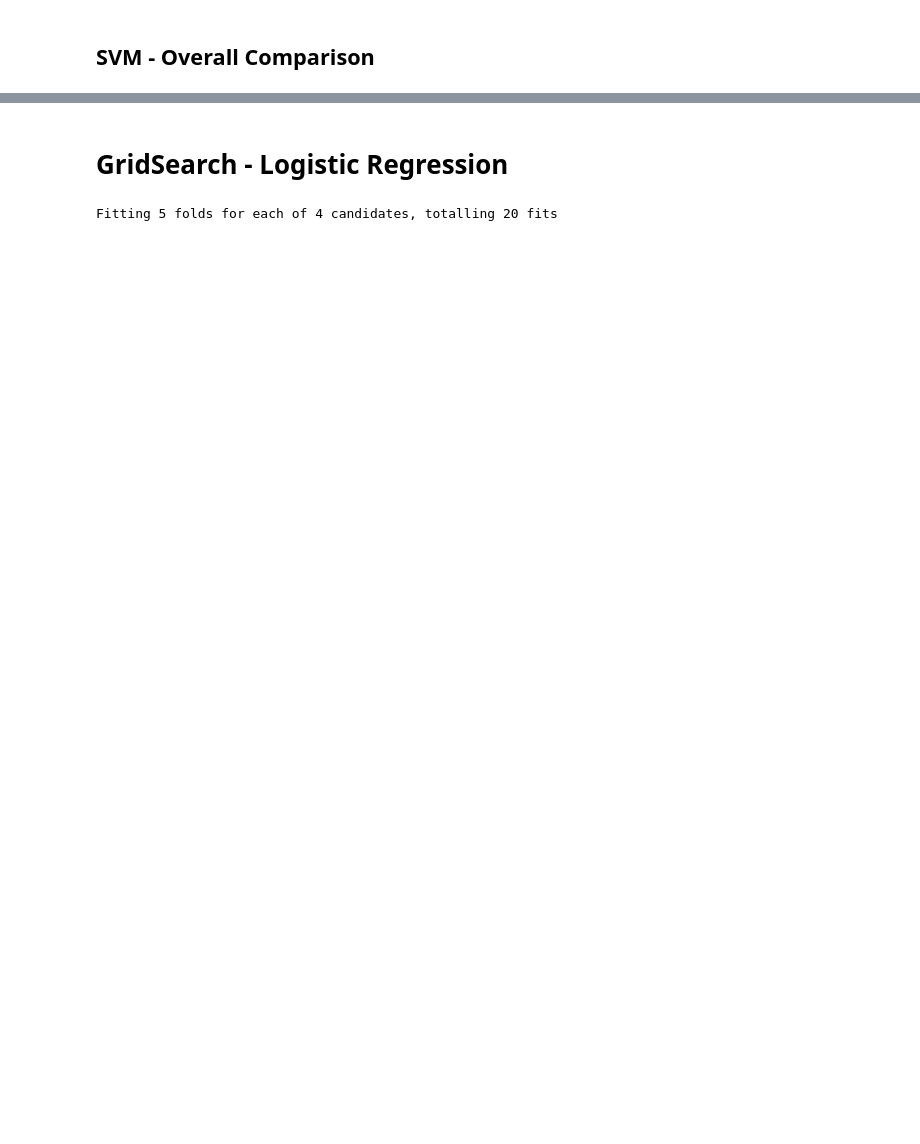
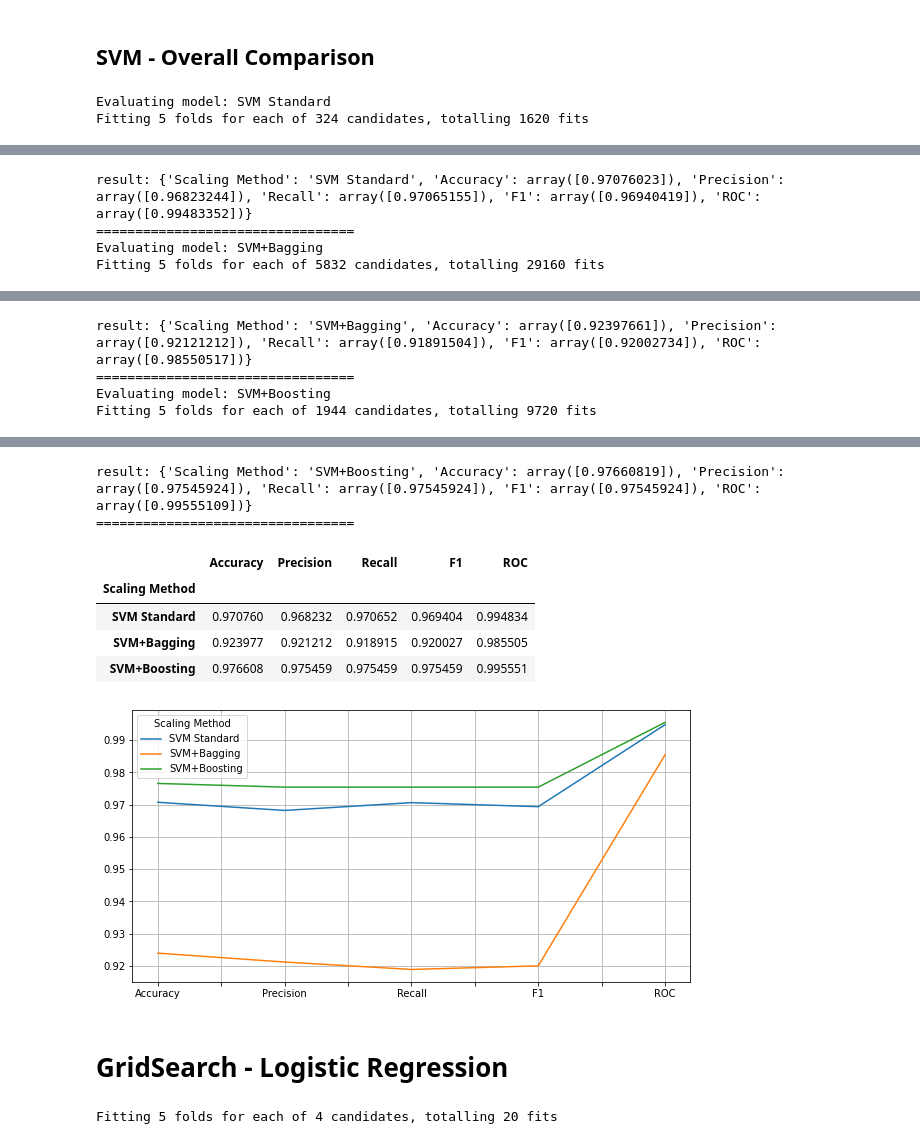
Before and after one commit to ravihansa3000/IS5152-classification-BRCA, a Jupyter notebook: SVM-method/ensemble_method_meta_model_neural_network.ipynb, the cells around one changed output, grey strips where cells are left out. Drawn from its saved outputs; the diff is of its cells as text; code cells hidden in the pictures; blank space fills up the shorter version.

Commit message:
meta-model updated

```diff
--- a/SVM-method/ensemble_method_meta_model_neural_network.ipynb
+++ b/SVM-method/ensemble_method_meta_model_neural_network.ipynb
@@ -552,9 +595,7 @@ sns.heatmap(confusion,annot=True,fmt="d")
 param_grid = {
     'base_estimator': [SVC(probability=True)],
     'n_estimators': [20, 50, 100],
-    'max_features' : [0.2, 0.5, 1.0],
-    'max_samples' : [0.5, 0.8, 1.0],
-    'max_depth': [3, 4, 5],
+    'learning_rate' : [0.2, 0.5, 1.0],
     'base_estimator__C': [1, 2, 5],
     'base_estimator__gamma': [0.0001, 0.01, 'scale'],
     'base_estimator__kernel': ['rbf', 'linear'],
@@ -565,7 +606,7 @@ param_grid = {
 }
 
 grid_svc_adaboost_std = GridSearchCV(
-    BaggingClassifier(),param_grid,cv=KF_K,scoring=recall_scorer,refit=True,verbose=1,n_jobs=-1
+    AdaBoostClassifier(),param_grid,cv=KF_K,scoring=recall_scorer,refit=True,verbose=1,n_jobs=-1
 )
 grid_svc_adaboost_std.fit(X_train_std_scaled,y_train)
 
@@ -591,10 +675,10 @@ sns.heatmap(confusion,annot=True,fmt="d")
 # %%
 k_fold_models = [
     {'name': 'SVM Standard', 'model': grid_svc_std},
-    {'name': 'SVM Bagging', 'model': grid_svc_bagging_std},
-    {'name': 'SVM Bagging', 'model': grid_svc_adaboost_std}
+    {'name': 'SVM+Bagging', 'model': grid_svc_bagging_std},
+    {'name': 'SVM+Boosting', 'model': grid_svc_adaboost_std}
 ]
-column_names = ['Scaling Method', 'Accuracy', 'Precision', 'Recall', 'F1', 'ROC']
+column_names = ['Model', 'Accuracy', 'Precision', 'Recall', 'F1', 'ROC']
 k_fold_res_df = pd.DataFrame(columns=column_names)
 
 for item in k_fold_models:
@@ -602,15 +686,8 @@ for item in k_fold_models:
     eval_name = item['name']
     print(f"Evaluating model: {item['name']}")
 
-    if eval_name == 'SVM MinMax':
-        X_k_train = X_train_mm_scaled
-        X_k_test = X_test_mm_scaled
-    elif eval_name == 'SVM Standard':
-        X_k_train = X_train_std_scaled
-        X_k_test = X_test_std_scaled
-    else: # fail
-        X_k_train = None
-        X_k_test = None
+    X_k_train = X_train_std_scaled
+    X_k_test = X_test_std_scaled
 
     eval_model.fit(X_k_train, y_train)
     predictions = eval_model.predict(X_k_test)
@@ -630,9 +707,12 @@ for item in k_fold_models:
 
 
 
-k_fold_res_df.set_index('Scaling Method', inplace=True)
+k_fold_res_df.set_index('Model', inplace=True)
 invert_scale_scores_df = k_fold_res_df.transpose()
 
 invert_scale_scores_df.plot(figsize=(10,5), grid=True)
 
 k_fold_res_df.head()
+# %% [output]
+Evaluating model: SVM Standard
+Fitting 5 folds for each of 324 candidates, totalling 1620 fits
@@ -638,0 +725,4 @@ k_fold_res_df.head()
+result: {'Scaling Method': 'SVM Standard', 'Accuracy': array([0.97076023]), 'Precision': array([0.96823244]), 'Recall': array([0.97065155]), 'F1': array([0.96940419]), 'ROC': array([0.99483352])}
+=================================
+Evaluating model: SVM+Bagging
+Fitting 5 folds for each of 5832 candidates, totalling 29160 fits
@@ -638,0 +746,4 @@ k_fold_res_df.head()
+result: {'Scaling Method': 'SVM+Bagging', 'Accuracy': array([0.92397661]), 'Precision': array([0.92121212]), 'Recall': array([0.91891504]), 'F1': array([0.92002734]), 'ROC': array([0.98550517])}
+=================================
+Evaluating model: SVM+Boosting
+Fitting 5 folds for each of 1944 candidates, totalling 9720 fits
@@ -639,3 +765,11 @@ k_fold_res_df.head()
+result: {'Scaling Method': 'SVM+Boosting', 'Accuracy': array([0.97660819]), 'Precision': array([0.97545924]), 'Recall': array([0.97545924]), 'F1': array([0.97545924]), 'ROC': array([0.99555109])}
+=================================
+|  | Accuracy | Precision | Recall | F1 | ROC |
+| Scaling Method |  |  |  |  |  |
+| SVM Standard | 0.970760 | 0.968232 | 0.970652 | 0.969404 | 0.994834 |
+| SVM+Bagging | 0.923977 | 0.921212 | 0.918915 | 0.920027 | 0.985505 |
+| SVM+Boosting | 0.976608 | 0.975459 | 0.975459 | 0.975459 | 0.995551 |
+[figure, added]
 # %% [markdown]
 # GridSearch - Logistic Regression
 # %%
```
Also changed, not shown: parts of 19 cells of this notebook.
